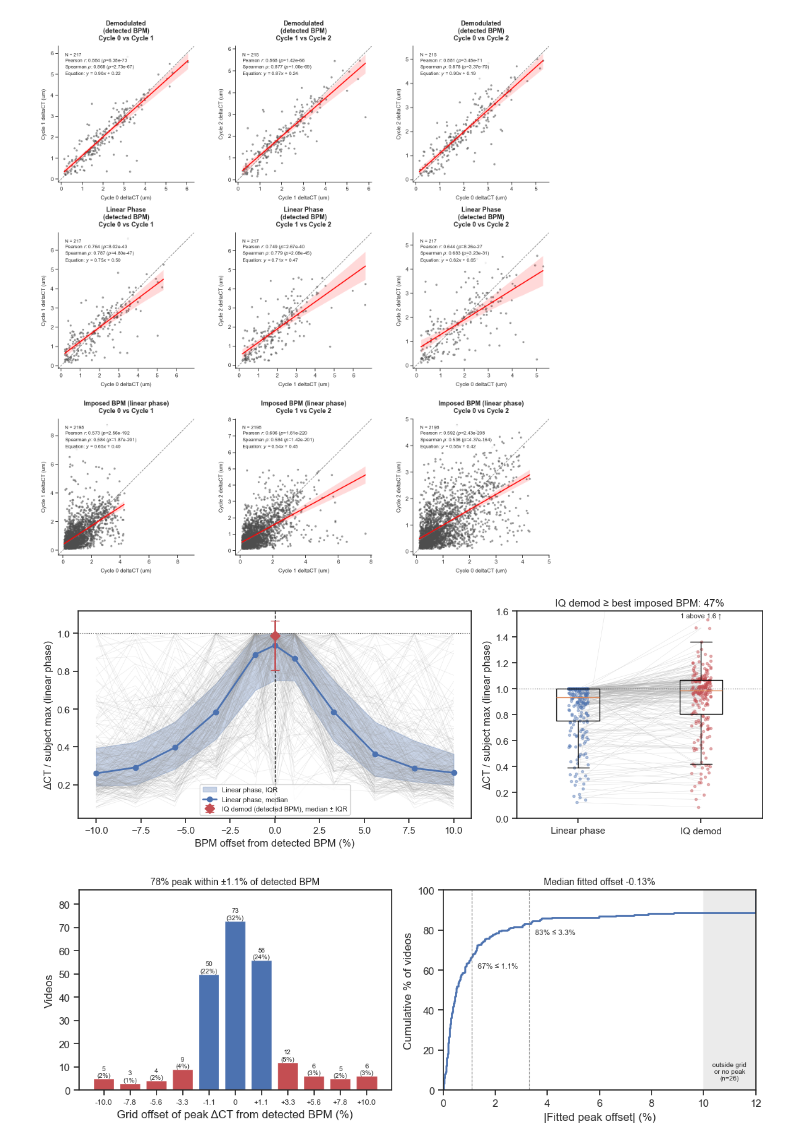
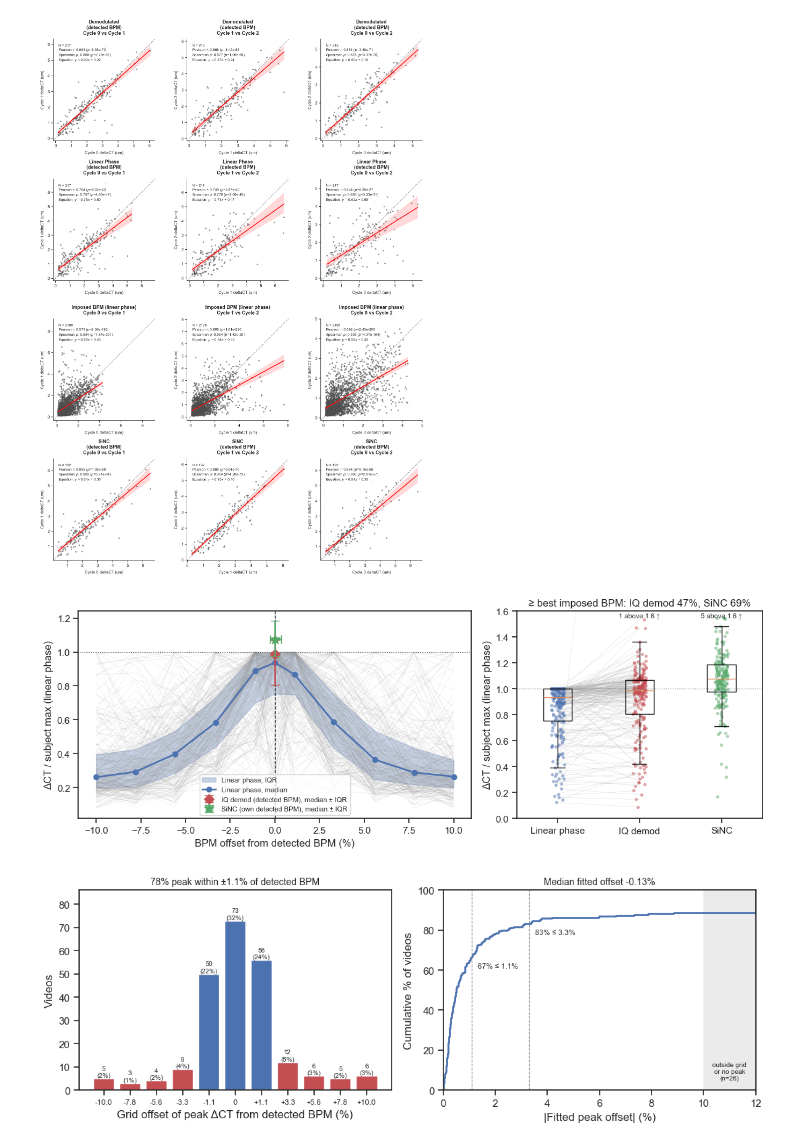
Before and after one commit to ClementPla/OcularRigidity, a Jupyter notebook: manuscript/notebooks/sensitivity_analysis.quarto.ipynb, the cells around one changed output. Saved outputs shown, nothing was run; the diff lists cells and outputs as text; code cells hidden in the pictures.

Commit message:
Updated results

```diff
--- a/manuscript/notebooks/sensitivity_analysis.quarto.ipynb
+++ b/manuscript/notebooks/sensitivity_analysis.quarto.ipynb
@@ -18,3 +18,19 @@ for video in tqdm(videos):
     if output_file.exists():
         with open(output_file, "rb") as f:
             results[video.name] = pickle.load(f)
+# %%
+# SiNC: measured directly by the FullPipeline-SINC run (cascade registration + SiNC).
+# Same ΔCT measurement as above (measure_delta_ct -> measure_delta_ct_from_disp), stored in mm.
+SINC_ROOT = Path("/media/clement/HD/Santiago/OcularRigidity/FullPipeline-SINC")
+sinc_cycles = pd.read_pickle(SINC_ROOT / "formatted_results_cycles.pkl")
+sinc_cycles["Video"] = sinc_cycles.video.str.replace("/", "_")
+sinc_cycles["deltaCT_um"] = sinc_cycles.deltaCT * 1000  # mm -> µm
+sinc_cycles = sinc_cycles[sinc_cycles.Video.isin(results)]
+# SiNC's own detected rate (no expected HR given to the chain)
+sinc_hr = (
+    pd.read_pickle(SINC_ROOT / "formatted_results.pkl")
+    .assign(Video=lambda d: d.video.str.replace("/", "_"))
+    .set_index("Video")
+    .predicted_HR
+)
+print(f"SiNC available for {sinc_cycles.Video.nunique()} / {len(results)} videos")
@@ -122,53 +106,57 @@ plt.show()
 # | label: fig-sensitivity-analysis-hr-replicability
 # | echo: false
 # | warning: false
-# | fig-cap: "Replicability comparison. First row: estimating the deltaCT from the demodulated signal, second row: estimating the deltaCT from the linear phase signal at the same BPM, third row: estimating the deltaCT from the imposed bpm. Each column corresponds to a different cycle comparison."
+# | fig-cap: "Replicability comparison. First row: estimating the deltaCT from the demodulated signal, second row: estimating the deltaCT from the linear phase signal at the same BPM, third row: estimating the deltaCT from the imposed bpm, fourth row: SiNC (cascade registration + SiNC pulse, its own detected BPM). Each column corresponds to a different cycle comparison."
 
 from ocularrigidity.stats.plot import regression_plot_with_stats
 
 
-fig, axes = plt.subplots(3, 3, figsize=(16, 16))
+fig, axes = plt.subplots(4, 3, figsize=(16, 21))
 for i, (label, category) in enumerate(
     zip(
         [
             "Demodulated\n(detected BPM)",
             "Linear Phase\n(detected BPM)",
             "Imposed BPM (linear phase)",
+            "SiNC\n(detected BPM)",
         ],
-        ["id_demod", "linear_phase", "imposed_bpm"],
+        ["id_demod", "linear_phase", "imposed_bpm", "sinc"],
     )
 ):
     for j, cycle in enumerate([(0, 1), (1, 2), (0, 2)]):
         cycle_a, cycle_b = cycle
         col_a, col_b = f"cycle_{cycle_a}", f"cycle_{cycle_b}"
         df_cycle = df[df.cat == category]
         df_cycle = df_cycle[df_cycle.Cycle.isin([cycle_a, cycle_b])]
         df_cycle = (
             df_cycle.pivot_table(
                 index=["Video", "bpm"], columns="Cycle", values="deltaCT_um"
             )
             .rename(columns=lambda c: f"cycle_{c}")
             .reset_index()
         )
         ax = axes[i, j]
         regression_plot_with_stats(
             df_cycle,
             x=col_a,
             y=col_b,
             ax=ax,
             title=f"{label}\nCycle {cycle_a} vs Cycle {cycle_b}",
             xlabel=f"Cycle {cycle_a} deltaCT (um)",
             ylabel=f"Cycle {cycle_b} deltaCT (um)",
             print_stats=False,
             drop_outlier_quantile=0.99,
         )
 # %% [output]
-[figure, old version]
+[figure, new version]
 # %%
 # | label: fig-sensitivity-analysis-hr-peaks
 # | echo: false
 # | warning: false
 # | fig-cap: "Peak analysis of the sensitivity curves. Left: sensitivity curve for each video, with the median and interquartile range across videos. Right: paired comparison of the linear phase and demodulated deltaCT at the detected BPM."
+GRID_CATS = ["imposed_bpm", "linear_phase"]  # the sensitivity curve itself
+
+
 def sensitivity_df(results):
     def med(v):  # median over cycles
         return np.median([d.deltaCT_um for d in v])
@@ -206,9 +194,20 @@ def sensitivity_df(results):
                 "deltaCT_um": med(cycles["ls_iq_demod.mp4"]),
             }
         )
+        s = sinc_cycles[sinc_cycles.Video == video]
+        if len(s) and video in sinc_hr.index:
+            rows.append(
+                {
+                    "Video": video,
+                    "cat": "sinc",
+                    # SiNC's own rate, relative to the grid centre (classical BPM)
+                    "offset_pct": 100 * (sinc_hr[video] / bpm_est - 1),
+                    "deltaCT_um": float(np.median(s.deltaCT_um)),
+                }
+            )
     sens = pd.DataFrame(rows)
     # Normalize by the best linear-phase value (imposed grid + detected BPM)
-    ref = sens[sens.cat != "id_demod"].groupby("Video").deltaCT_um.max()
+    ref = sens[sens.cat.isin(GRID_CATS)].groupby("Video").deltaCT_um.max()
     sens["norm"] = sens.deltaCT_um / sens.Video.map(ref)
     return sens
 
@@ -225,8 +224,9 @@ def fit_peak(g):
 
 
 sens = sensitivity_df(results)
-curve = sens[sens.cat != "id_demod"]
+curve = sens[sens.cat.isin(GRID_CATS)]
 demod = sens[sens.cat == "id_demod"].set_index("Video").norm
+sinc = sens[sens.cat == "sinc"].set_index("Video")
 lin = sens[sens.cat == "linear_phase"].set_index("Video").norm.loc[demod.index]
 peaks = curve.groupby("Video")[["offset_pct", "norm"]].apply(fit_peak)
 
@@ -255,6 +255,21 @@ ax0.errorbar(
     zorder=5,
     label="IQ demod (detected BPM), median ± IQR",
 )
+sq = sinc.norm.quantile([0.25, 0.5, 0.75])
+oq = sinc.offset_pct.quantile([0.25, 0.5, 0.75])
+ax0.errorbar(
+    oq[0.5],
+    sq[0.5],
+    xerr=[[oq[0.5] - oq[0.25]], [oq[0.75] - oq[0.5]]],
+    yerr=[[sq[0.5] - sq[0.25]], [sq[0.75] - sq[0.5]]],
+    fmt="*",
+    color="C2",
+    ms=12,
+    capsize=5,
+    lw=2,
+    zorder=6,
+    label="SiNC (own detected BPM), median ± IQR",
+)
 ax0.axvline(0, color="k", ls="--", lw=1)
 ax0.axhline(1, color="0.3", lw=0.8, ls=":")
 ax0.set(
@@ -269,20 +284,25 @@ for v in demod.index:
     ax1.plot([0, 1], [lin[v], demod[v]], color="0.7", lw=0.4, alpha=0.4, zorder=-1)
 ax1.scatter(jit[0], lin, s=8, color="C0", alpha=0.4)
 ax1.scatter(1 + jit[1], demod, s=8, color="C3", alpha=0.4)
-ax1.boxplot([lin, demod], positions=[0, 1], widths=0.35, showfliers=False)
+ax1.scatter(
+    2 + rng.uniform(-0.08, 0.08, len(sinc)), sinc.norm, s=8, color="C2", alpha=0.4
+)
+ax1.boxplot([lin, demod, sinc.norm], positions=[0, 1, 2], widths=0.35, showfliers=False)
 ax1.axhline(1, color="0.3", lw=0.8, ls=":")
 ymax = 1.6
 ax1.set_ylim(0, ymax)
-if n_out := (demod > ymax).sum():
-    ax1.text(1, ymax - 0.05, f"{n_out} above {ymax} ↑", ha="center", fontsize=8)
-ax1.set_xticks([0, 1], ["Linear phase", "IQ demod"])
+for pos, vals in [(1, demod), (2, sinc.norm)]:
+    if n_out := (vals > ymax).sum():
+        ax1.text(pos, ymax - 0.05, f"{n_out} above {ymax} ↑", ha="center", fontsize=8)
+ax1.set_xticks([0, 1, 2], ["Linear phase", "IQ demod", "SiNC"])
 ax1.set(
     ylabel="ΔCT / subject max (linear phase)",
-    title=f"IQ demod ≥ best imposed BPM: {(demod >= 1).mean():.0%}",
+    title=f"≥ best imposed BPM: IQ demod {(demod >= 1).mean():.0%}, "
+    f"SiNC {(sinc.norm >= 1).mean():.0%}",
 )
 fig.tight_layout()
 # %% [output]
-[figure, old version]
+[figure, new version]
 # %%
 # | label: fig-sensitivity-analysis-hr-histogram-peaks
 # | echo: false
```
Also changed, not shown: parts of 3 cells of this notebook, 25 other files.
